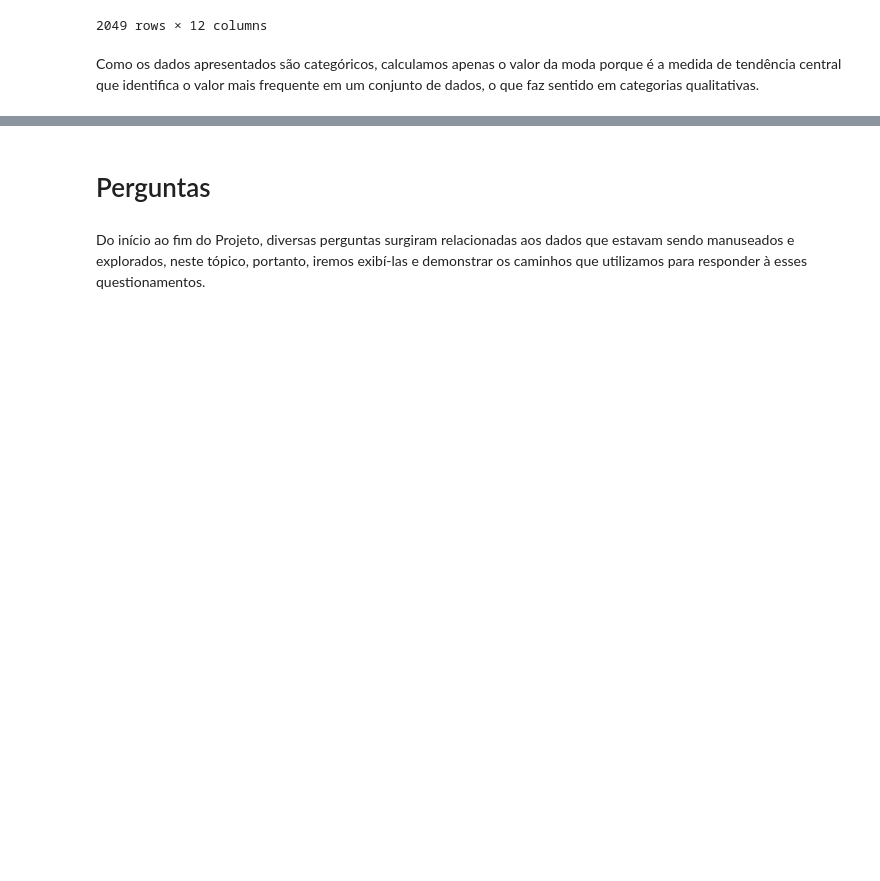
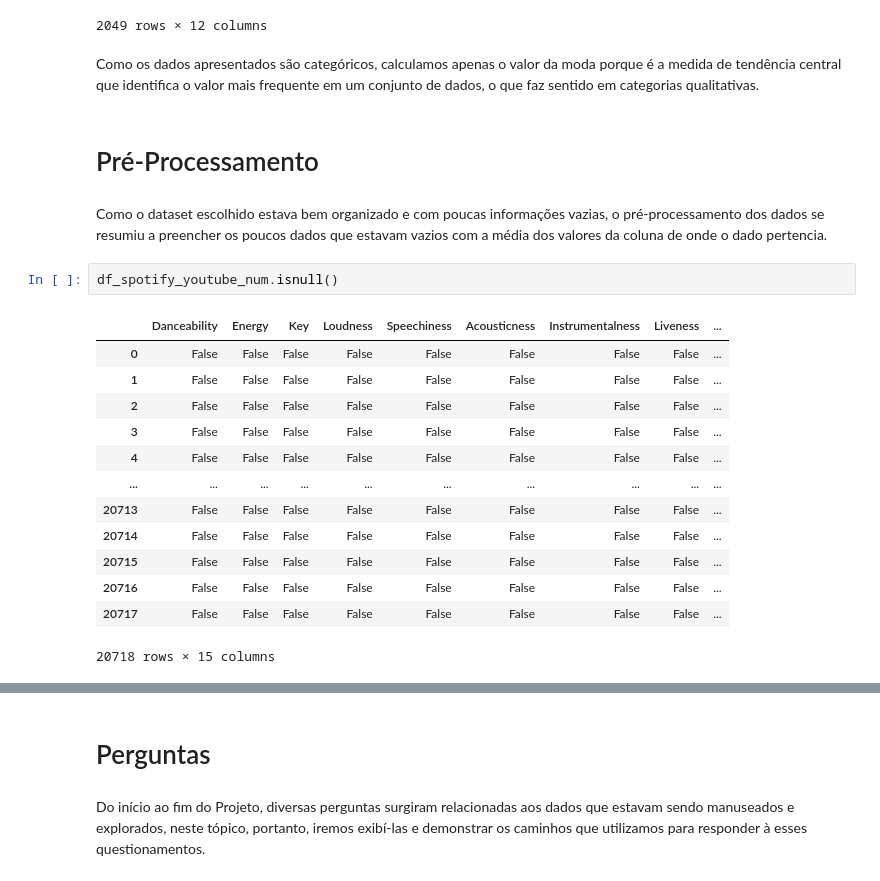
Before and after one commit to sylrod569/Projeto-ICD---An-lise-de-Dados-do-Spotify-Youtube, a Jupyter notebook: ProjetoFinal.ipynb, the cells around one changed output, grey strips where cells are left out. Drawn from its saved outputs; the diff is of its cells as text; blank space fills up the shorter version.

```diff
--- a/ProjetoFinal.ipynb
+++ b/ProjetoFinal.ipynb
@@ -213,3 +199,23 @@ df_spotify_youtube_ctg.mode()
 2049 rows × 12 columns
 # %% [markdown]
 Como os dados apresentados são categóricos, calculamos apenas o valor da moda porque é a medida de tendência central que identifica o valor mais frequente em um conjunto de dados, o que faz sentido em categorias qualitativas.
+# %% [markdown]
+# Pré-Processamento
+# %% [markdown]
+Como o dataset escolhido estava bem organizado e com poucas informações vazias, o pré-processamento dos dados se resumiu a preencher os poucos dados que estavam vazios com a média dos valores da coluna de onde o dado pertencia.
+# %%
+df_spotify_youtube_num.isnull()
+# %% [output]
+|  | Danceability | Energy | Key | Loudness | Speechiness | Acousticness | Instrumentalness | Liveness | ... |
+| 0 | False | False | False | False | False | False | False | False | ... |
+| 1 | False | False | False | False | False | False | False | False | ... |
+| 2 | False | False | False | False | False | False | False | False | ... |
+| 3 | False | False | False | False | False | False | False | False | ... |
+| 4 | False | False | False | False | False | False | False | False | ... |
+| ... | ... | ... | ... | ... | ... | ... | ... | ... | ... |
+| 20713 | False | False | False | False | False | False | False | False | ... |
+| 20714 | False | False | False | False | False | False | False | False | ... |
+| 20715 | False | False | False | False | False | False | False | False | ... |
+| 20716 | False | False | False | False | False | False | False | False | ... |
+| 20717 | False | False | False | False | False | False | False | False | ... |
+20718 rows × 15 columns
```
Also changed, not shown: parts of 35 cells of this notebook.
